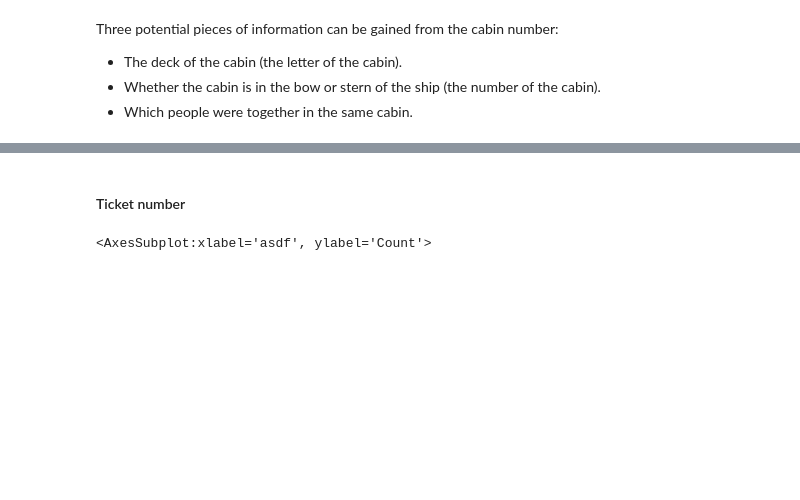
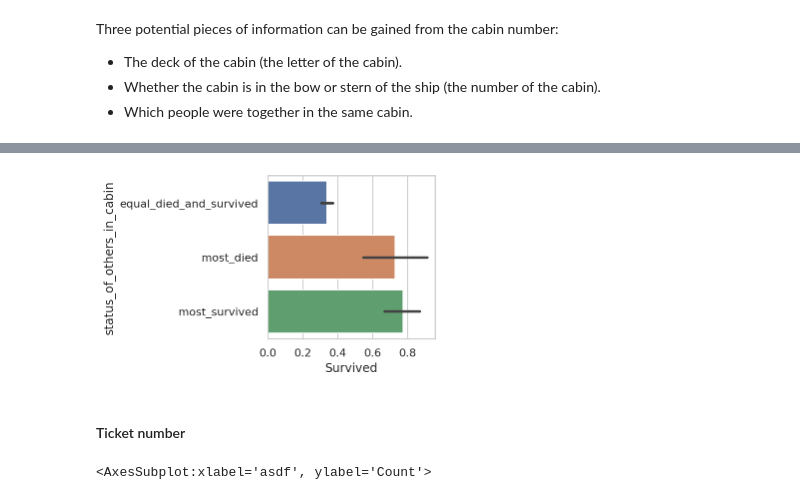
Before and after one commit to dwitvliet/kaggle-titanic, a Jupyter notebook: kaggle-titanic.ipynb, the cells around one changed output, grey strips where cells are left out. Saved outputs shown, nothing was run; the diff lists cells and outputs as text; code cells hidden in the pictures; blank space fills up the shorter version.

```diff
--- a/kaggle-titanic.ipynb
+++ b/kaggle-titanic.ipynb
@@ -229,3 +248,17 @@ plt.legend(title='Survived')
+# %%
+survived = train[train['Survived'] == 1]
+died = train[train['Survived'] == 0]
+for df in (train, test):
+    df['others_in_cabin_survived'] = df.apply(lambda r: ((survived.index != r.name) & (survived['Cabin'] == r['Cabin'])).sum(), axis=1)
+    df['others_in_cabin_died'] = df.apply(lambda r: ((died.index != r.name) & (died['Cabin'] == r['Cabin'])).sum(), axis=1)
+
+train['status_of_others_in_cabin'] = np.sign(train['others_in_cabin_survived'] - train['others_in_cabin_died'])
+train['status_of_others_in_cabin'] = train['status_of_others_in_cabin'].replace(
+    {-1: 'most_died', 0: 'equal_died_and_survived', 1: 'most_survived'}
+)
+sns.barplot(data=train, y='status_of_others_in_cabin', x='Survived');
+# %% [output]
+[figure, added]
 # %% [markdown]
 #### Ticket number
 # %%
```
Also changed, not shown: parts of 3 cells of this notebook.
